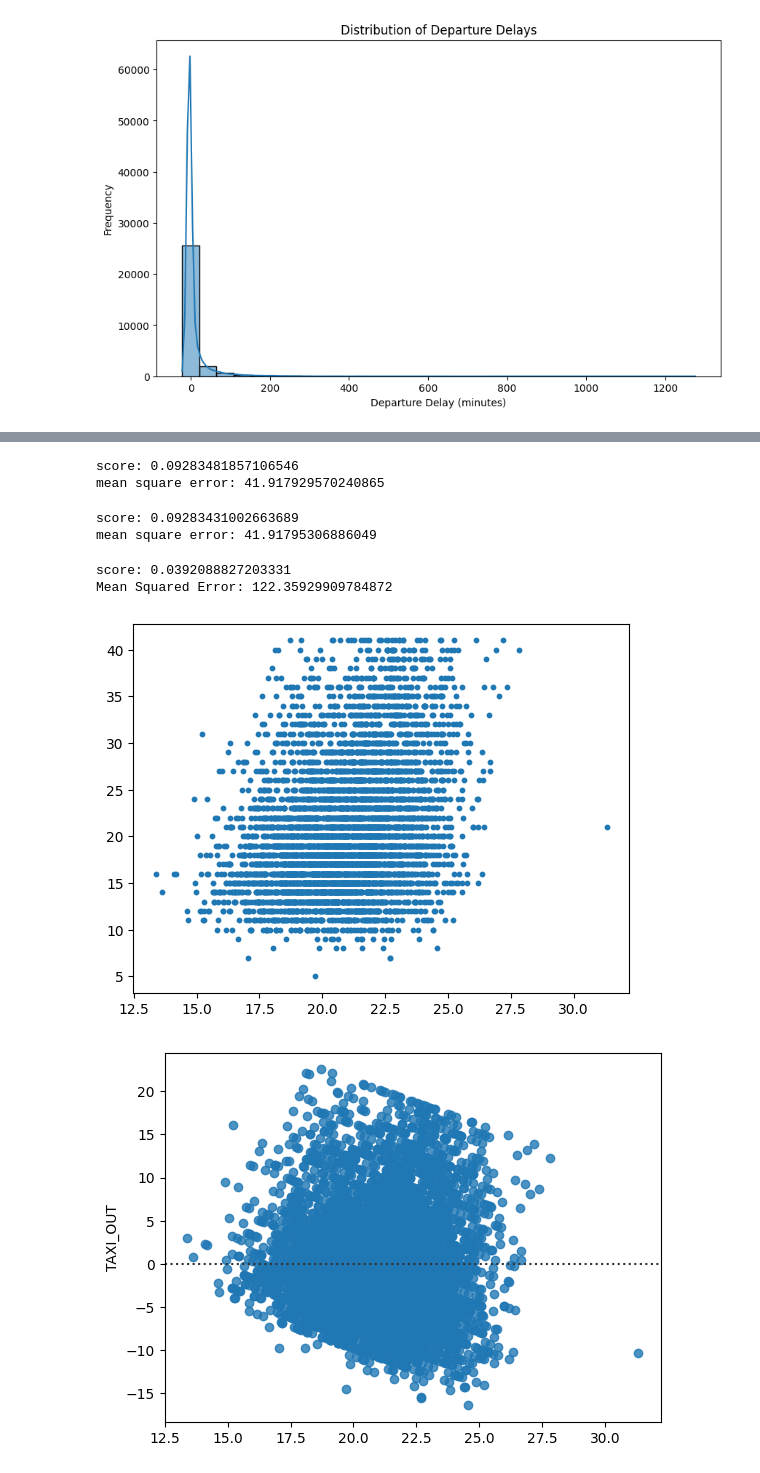
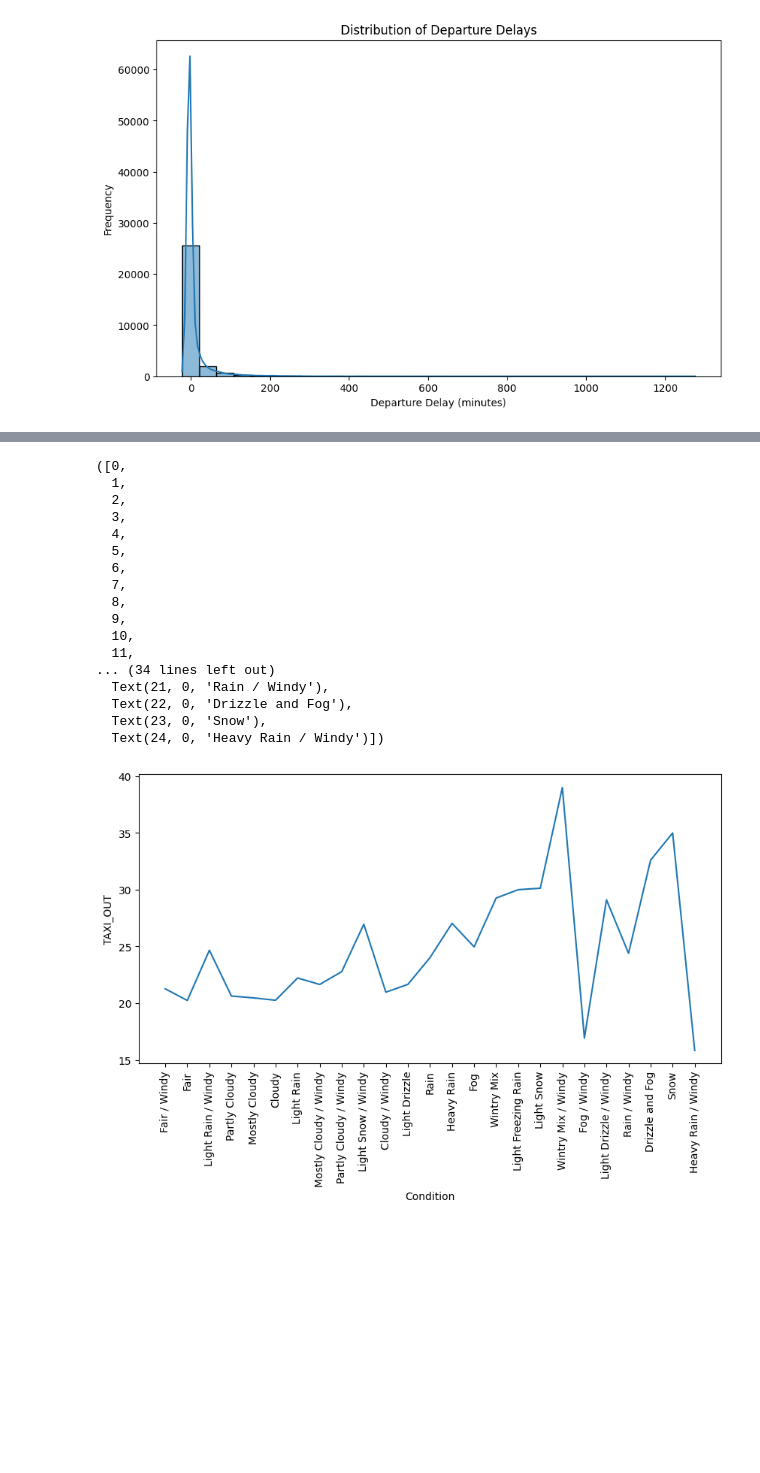
Before and after one commit to Alexandre-Duval/Assignment6, a Jupyter notebook: analysis.ipynb, the cells around one changed output, grey strips where cells are left out. Saved outputs shown, nothing was run; the diff lists cells and outputs as text; code cells hidden in the pictures; blank space fills up the shorter version.

```diff
--- a/analysis.ipynb
+++ b/analysis.ipynb
@@ -292,44 +117,24 @@ X_train, X_test, Y_train, Y_test = train_test_split(X, Y, test_size=0.2, random_
-# %%
-# Linear Regression
-le = LinearRegression().fit(X_train, Y_train)
-Y_pred1 = le.predict(X_test)
-score1 = le.score(X_test, Y_test)
-print(f'score: {score1}')
-mse1 = mean_squared_error(Y_test, Y_pred1)
-print(f"mean square error: {mse1}")
-# %% [output]
-score: 0.09283481857106546
-mean square error: 41.917929570240865
-# %%
-rd = Ridge(alpha=1.0).fit(X_train, Y_train)
-Y_pred2 = rd.predict(X_test)
-score2 = rd.score(X_test, Y_test)
-print(f'score: {score2}')
-mse2 = mean_squared_error(Y_test, Y_pred2)
-print(f"mean square error: {mse2}")
-# %% [output]
-score: 0.09283431002663689
-mean square error: 41.91795306886049
-# %%
-from sklearn.naive_bayes import GaussianNB
-
-
-gnb_model = GaussianNB()
-gnb_model.fit(X_train, Y_train)
-
-# Make predictions on the test set
-Y_pred3 = gnb_model.predict(X_test)
-score3 = gnb_model.score(X_test, Y_test)
-print(f'score: {score3}')
-# Evaluate the model using Mean Squared Error (MSE)
-mse3 = mean_squared_error(Y_test, Y_pred3)
-print(f'Mean Squared Error: {mse3}')
-# %% [output]
-score: 0.0392088827203331
-Mean Squared Error: 122.35929909784872
-# %%
-plt.scatter(Y_pred1, Y_test, s=10)
-plt.show()
-# %% [output]
-[figure, removed]
-[figure, removed]
+# %%
+# cheking relationship between condition and taxi-out time
+plt.figure(figsize=(10, 5))
+sns.lineplot(x=df['Condition'], y=df['TAXI_OUT'], errorbar=None)
+plt.xticks(rotation=90)
+# %% [output]
+([0,
+  1,
+  2,
+  3,
+  4,
+  5,
+  6,
+  7,
+  8,
+  9,
+  10,
+  11,
+... (34 lines left out)
+  Text(21, 0, 'Rain / Windy'),
+  Text(22, 0, 'Drizzle and Fog'),
+  Text(23, 0, 'Snow'),
+  Text(24, 0, 'Heavy Rain / Windy')])
+[figure, added]
```
Also changed, not shown: parts of 34 cells of this notebook.
